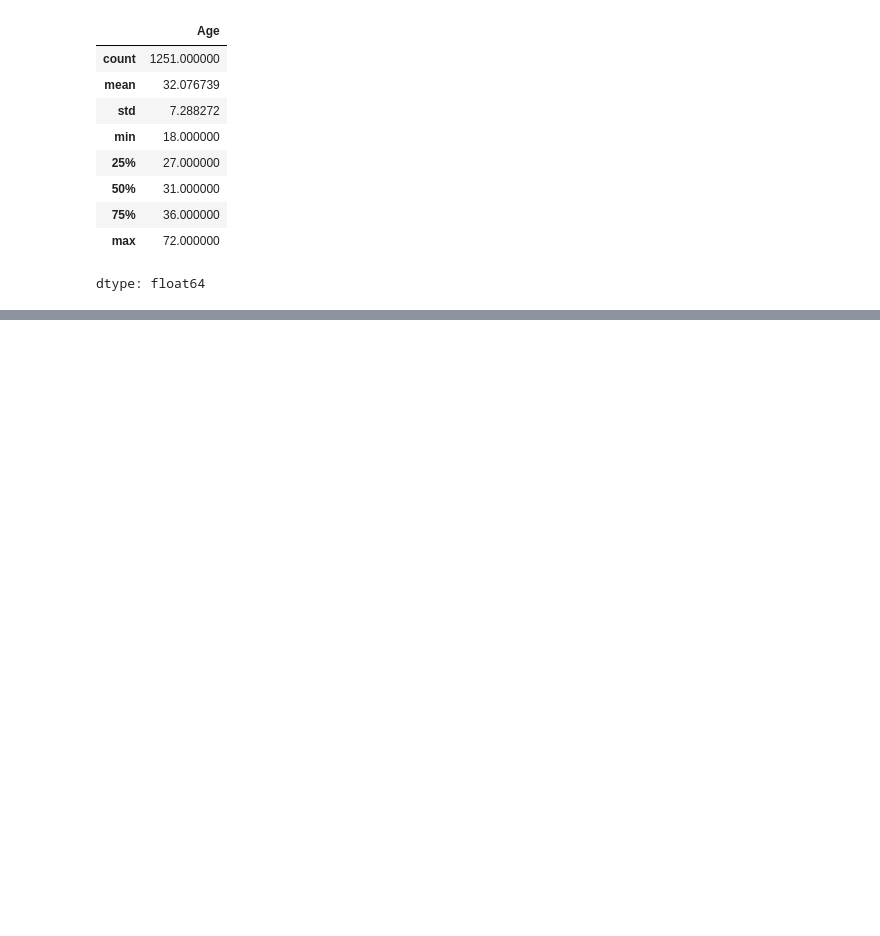
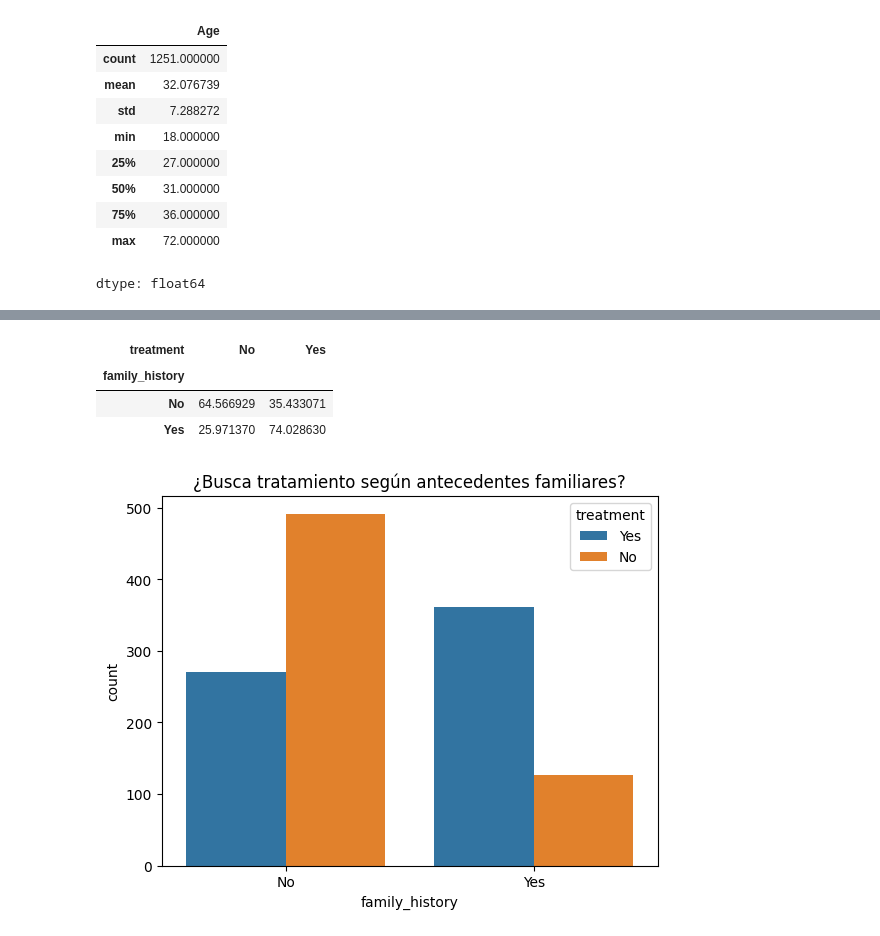
Before and after one commit to Davida4200/data-xperience-trabajo-final, a Jupyter notebook: survey_tl.ipynb, the cells around one changed output, grey strips where cells are left out. Saved outputs shown, nothing was run; the diff lists cells and outputs as text; code cells hidden in the pictures; blank space fills up the shorter version.

```diff
--- a/survey_tl.ipynb
+++ b/survey_tl.ipynb
@@ -132,3 +130,6 @@ df["Age"].describe()
 | 75% | 36.000000 |
 | max | 72.000000 |
 dtype: float64
+# %%
+df["work_interfere"] = df["work_interfere"].fillna("No aplica")
+df["work_interfere"].value_counts()
@@ -134,0 +145,16 @@ dtype: float64
+# %%
+pd.crosstab(df["family_history"], df["treatment"], normalize="index") * 100
+# %% [output]
+| treatment | No | Yes |
+| family_history |  |  |
+| No | 64.566929 | 35.433071 |
+| Yes | 25.971370 | 74.028630 |
+# %%
+import matplotlib.pyplot as plt
+import seaborn as sns
+
+sns.countplot(data=df, x="family_history", hue="treatment")
+plt.title("¿Busca tratamiento según antecedentes familiares?")
+plt.show()
+# %% [output]
+[figure, added]
```
Also changed, not shown: parts of 13 cells of this notebook.
